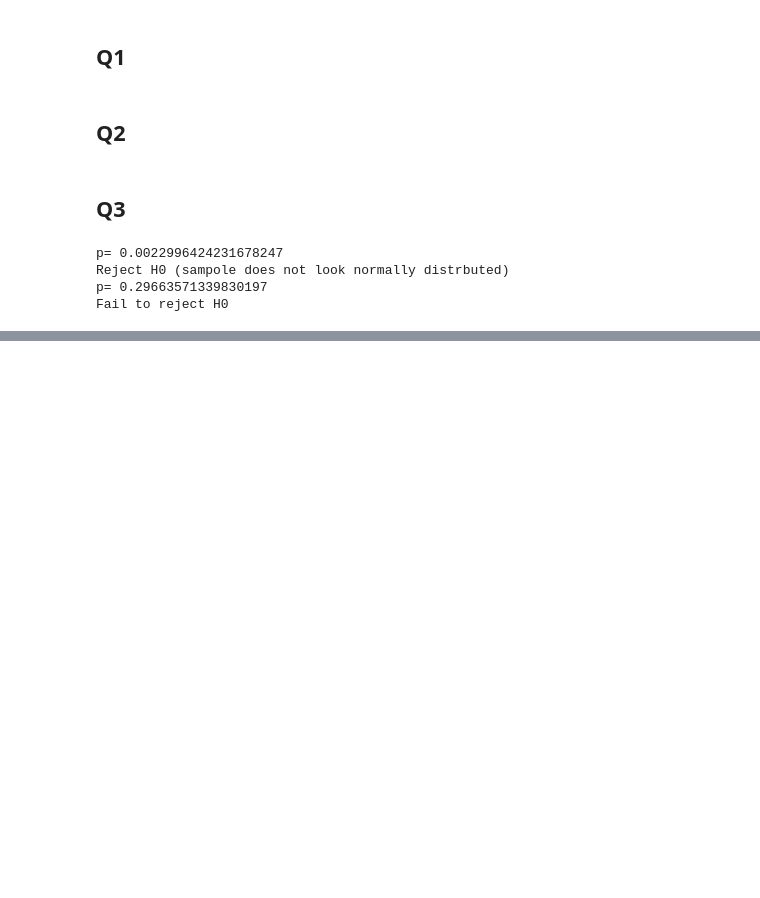
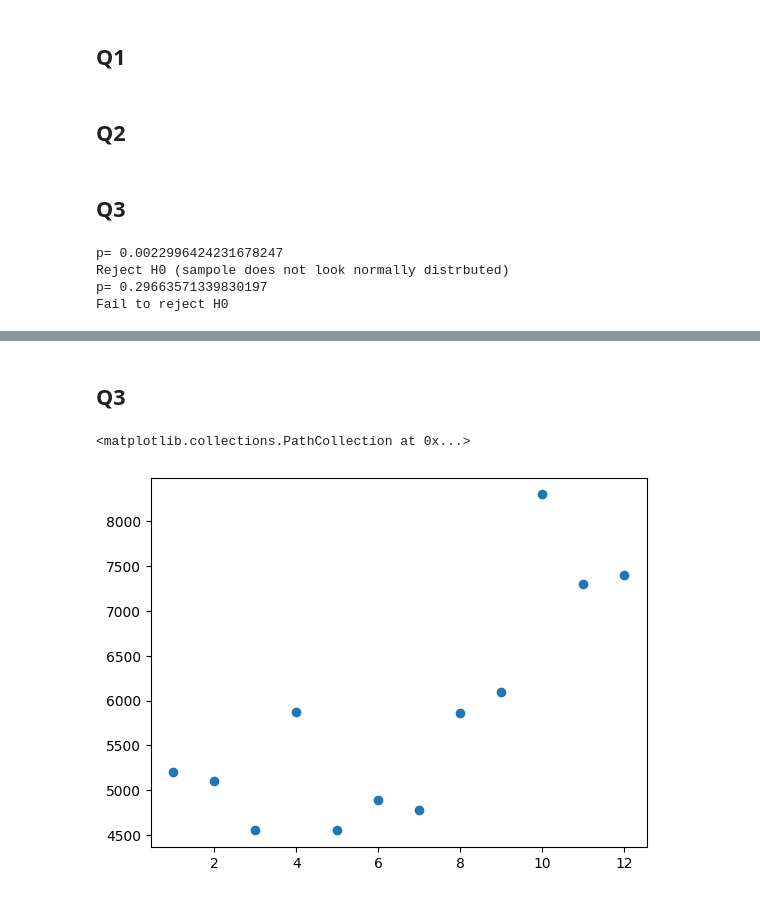
Before and after one commit to olyanos/kfupmCourse, a Jupyter notebook: module3/Day1.ipynb, the cells around one changed output, grey strips where cells are left out. Saved outputs shown, nothing was run; the diff lists cells and outputs as text; code cells hidden in the pictures; blank space fills up the shorter version.

```diff
--- a/module3/Day1.ipynb
+++ b/module3/Day1.ipynb
@@ -128,0 +185,7 @@ Fail to reject H0
+# %% [markdown]
+## Q3
+# %%
+plt.scatter(sales_df["month_number"], sales_df['toothpaste'])
+# %% [output]
+<matplotlib.collections.PathCollection at 0x...>
+[figure, added]
```
Also changed, not shown: parts of 9 cells of this notebook.
